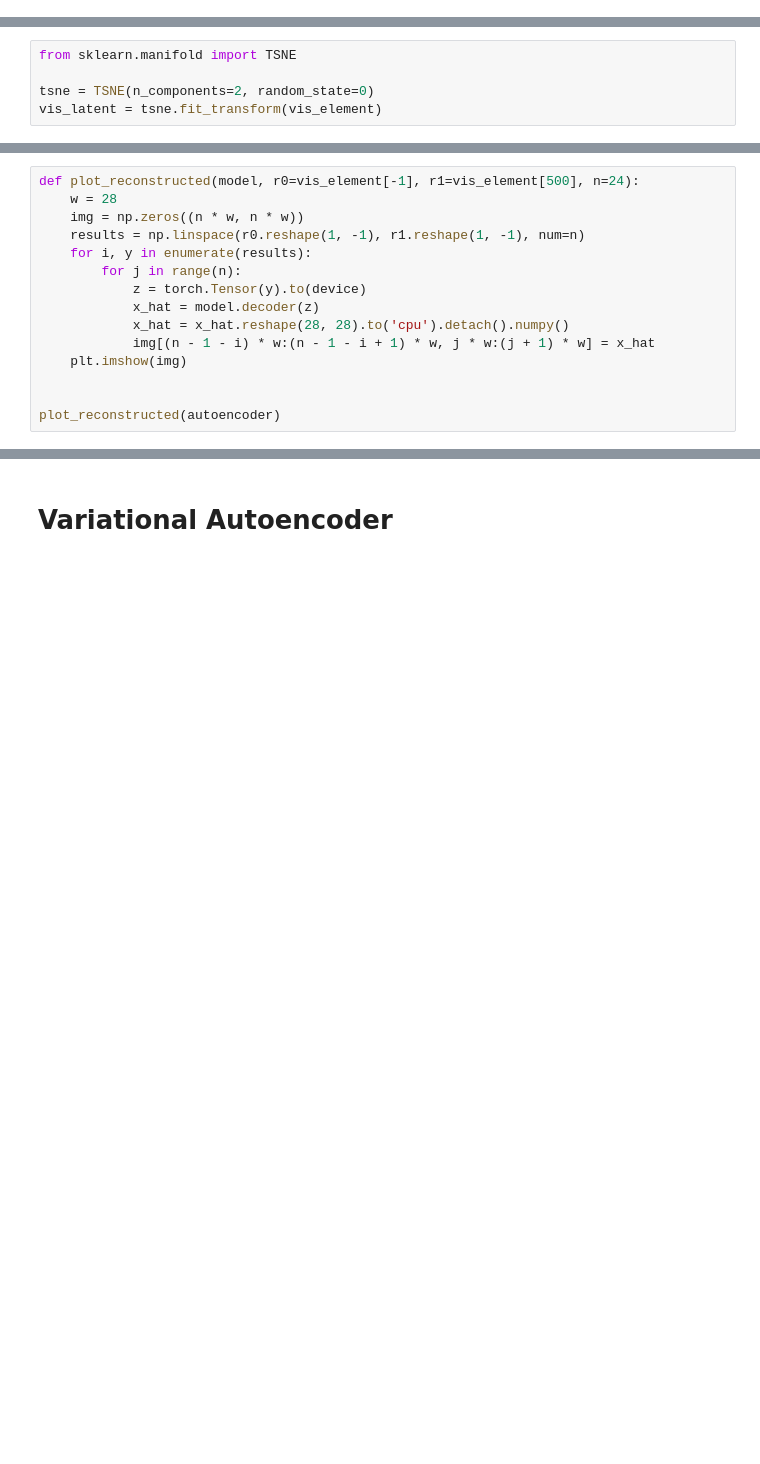
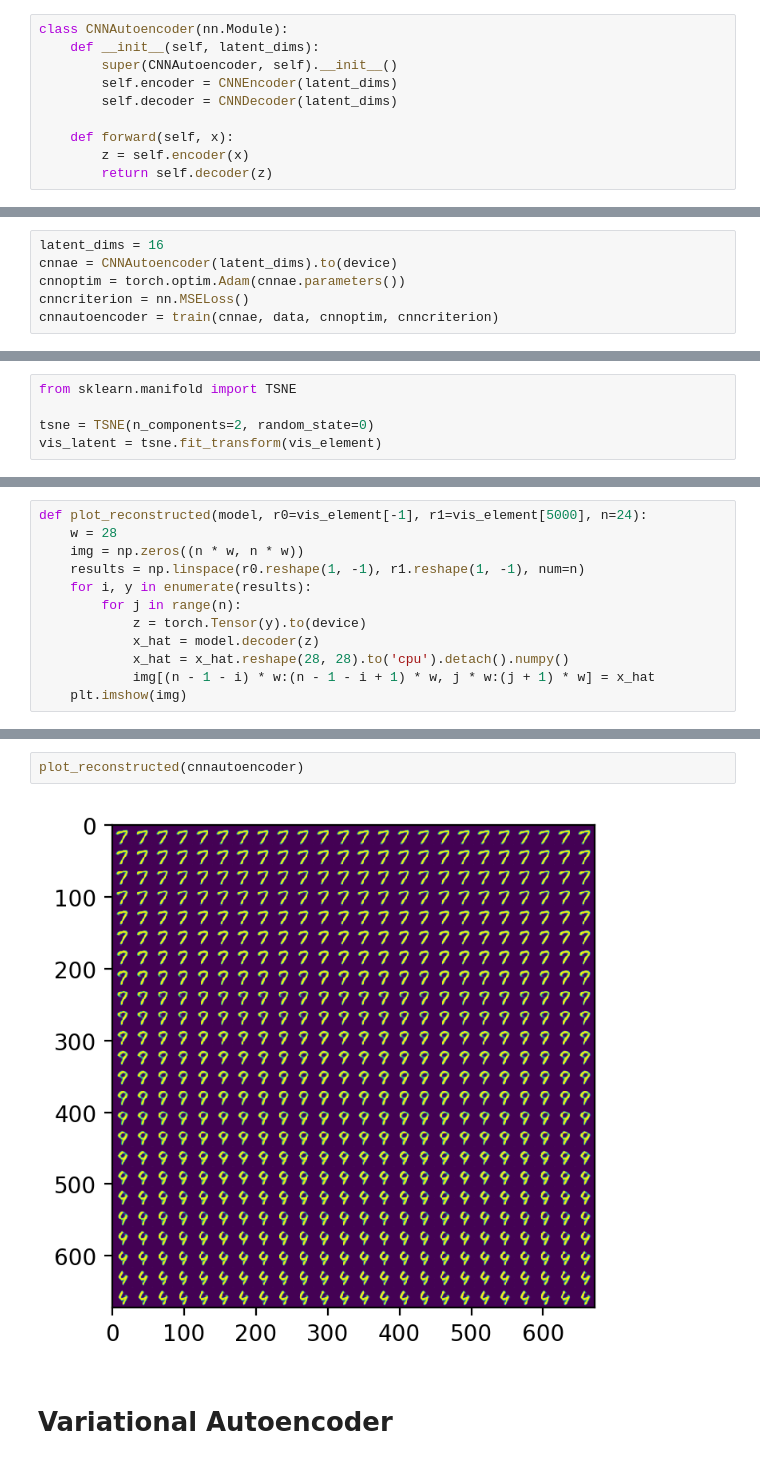
Before and after one commit to alimoezzi/deepLearningRecipes, a Jupyter notebook: mnist_autoencoder.ipynb, the cells around one changed output, grey strips where cells are left out. Drawn from its saved outputs; the diff is of its cells as text; blank space fills up the shorter version.

Commit message:
Implement autoencoder using cnn

```diff
--- a/mnist_autoencoder.ipynb
+++ b/mnist_autoencoder.ipynb
@@ -68,3 +131,13 @@ class Autoencoder(nn.Module):
+# %%
+class CNNAutoencoder(nn.Module):
+    def __init__(self, latent_dims):
+        super(CNNAutoencoder, self).__init__()
+        self.encoder = CNNEncoder(latent_dims)
+        self.decoder = CNNDecoder(latent_dims)
+
+    def forward(self, x):
+        z = self.encoder(x)
+        return self.decoder(z)
 # %% [markdown]
 ## Training
 # %%
@@ -119,3 +192,9 @@ epoch:16 loss:0.009792105294764042
 epoch:17 loss:0.008658215403556824
 epoch:18 loss:0.0089794946834445
 epoch:19 loss:0.00883788987994194
+# %%
+latent_dims = 16
+cnnae = CNNAutoencoder(latent_dims).to(device)
+cnnoptim = torch.optim.Adam(cnnae.parameters())
+cnncriterion = nn.MSELoss()
+cnnautoencoder = train(cnnae, data, cnnoptim, cnncriterion)
@@ -168,7 +270,7 @@ show(p)
 [interactive output not drawn]
 [interactive output not drawn]
 # %%
-def plot_reconstructed(model, r0=vis_element[-1], r1=vis_element[500], n=24):
+def plot_reconstructed(model, r0=vis_element[-1], r1=vis_element[5000], n=24):
     w = 28
     img = np.zeros((n * w, n * w))
     results = np.linspace(r0.reshape(1, -1), r1.reshape(1, -1), num=n)
@@ -179,6 +281,3 @@ def plot_reconstructed(model, r0=vis_element[-1], r1=vis_element[500], n=24):
             x_hat = x_hat.reshape(28, 28).to('cpu').detach().numpy()
             img[(n - 1 - i) * w:(n - 1 - i + 1) * w, j * w:(j + 1) * w] = x_hat
     plt.imshow(img)
-
-
-plot_reconstructed(autoencoder)
@@ -187,3 +286,7 @@ plot_reconstructed(autoencoder)
+# %%
+plot_reconstructed(cnnautoencoder)
+# %% [output]
+[figure, added]
 # %% [markdown]
 # Variational Autoencoder
 # %% [markdown]
```
Also changed, not shown: parts of 12 cells of this notebook.
